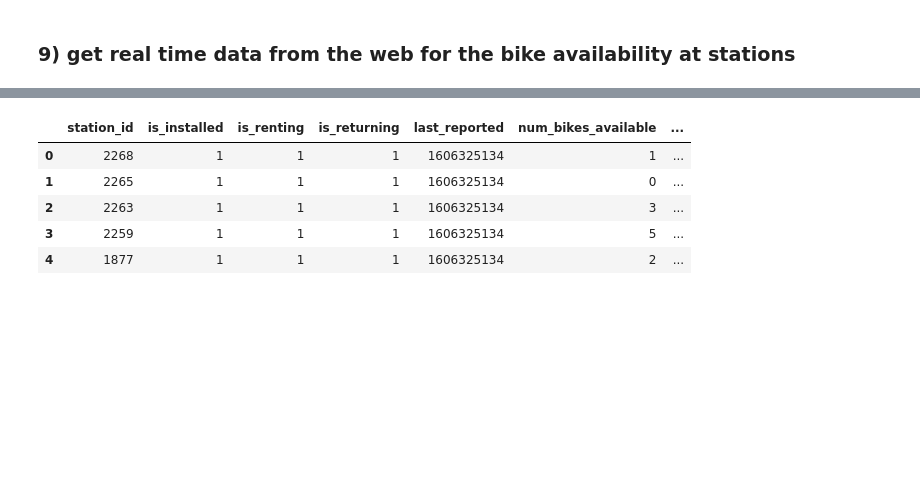
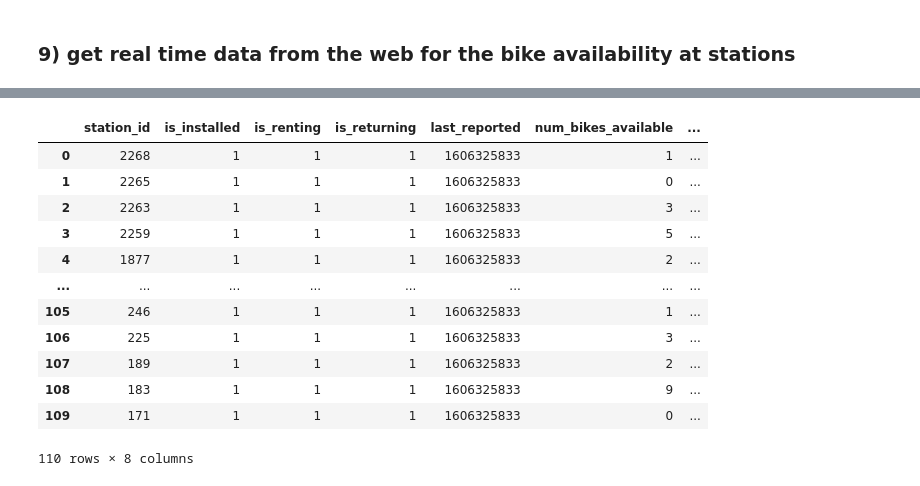
Before and after one commit to NikolasHe/MMCS_Project, a Jupyter notebook: notebook.ipynb, the cells around one changed output, grey strips where cells are left out. Saved outputs shown, nothing was run; the diff lists cells and outputs as text; code cells hidden in the pictures; blank space fills up the shorter version.

```diff
--- a/notebook.ipynb
+++ b/notebook.ipynb
@@ -407,9 +407,9 @@ from sklearn.cluster import KMeans
 import numpy as np
 
 #Load Data
-data = (df_close[['latitude','longitude']])
+data_ = (df_close[['latitude','longitude']])
 # 40 stations shall be somehow summarised/grouped together
-data
+data_.head()
 # %% [output]
 |  | latitude | longitude |
 | 0 | 55.927985 | -3.209750 |
@@ -435,7 +424,7 @@ data
 SSE = []
 for cluster in range(1,20):
     kmeans = KMeans(n_clusters = cluster, init='k-means++')
-    kmeans.fit(data)
+    kmeans.fit(data_)
     SSE.append(kmeans.inertia_)
 
 # converting the results into a dataframe and plotting them
@@ -457,9 +446,9 @@ import matplotlib.pyplot as plt
 kmeans = KMeans(n_clusters= 12)
 
 #predict the labels of clusters.
-pred = kmeans.fit_predict(data)
+pred = kmeans.fit_predict(data_)
 plt.figure(figsize=(8,8))
-plt.scatter(data.latitude, data.longitude, c=pred, s=120, cmap='viridis')
+plt.scatter(data_.latitude, data_.longitude, c=pred, s=120, cmap='viridis')
 centers = kmeans.cluster_centers_
 plt.scatter(centers[:, 0], centers[:, 1], c='red', s=50, alpha=0.7)
 
@@ -946,22 +935,27 @@ bike_availability.head()
 # %%
 name_id = pd.DataFrame(columns= ['station_id','station_name'])
 for id_ in list(map(int, bike_availability.station_id.values)):
     if id_ == 1030:
         continue
     #print(october_data[october_data['start_station_id'] == id_].start_station_name.values[0])
     name = october_data[october_data['start_station_id'] == id_].iloc[0,4]
     new_row = {'station_id': int(id_), 'station_name': name}
     name_id = name_id.append(new_row, ignore_index=True)
 
 # add column with station names to the dataframe
 bike_availability['station_id'] = bike_availability['station_id'].astype(int)
 bike_availability = pd.merge(bike_availability, name_id, on= 'station_id', how='left')
-
-bike_availability.head()
 # %% [output]
 |  | station_id | is_installed | is_renting | is_returning | last_reported | num_bikes_available | ... |
-| 0 | 2268 | 1 | 1 | 1 | 1606325134 | 1 | ... |
-| 1 | 2265 | 1 | 1 | 1 | 1606325134 | 0 | ... |
-| 2 | 2263 | 1 | 1 | 1 | 1606325134 | 3 | ... |
-| 3 | 2259 | 1 | 1 | 1 | 1606325134 | 5 | ... |
-| 4 | 1877 | 1 | 1 | 1 | 1606325134 | 2 | ... |
+| 0 | 2268 | 1 | 1 | 1 | 1606325833 | 1 | ... |
+| 1 | 2265 | 1 | 1 | 1 | 1606325833 | 0 | ... |
+| 2 | 2263 | 1 | 1 | 1 | 1606325833 | 3 | ... |
+| 3 | 2259 | 1 | 1 | 1 | 1606325833 | 5 | ... |
+| 4 | 1877 | 1 | 1 | 1 | 1606325833 | 2 | ... |
+| ... | ... | ... | ... | ... | ... | ... | ... |
+| 105 | 246 | 1 | 1 | 1 | 1606325833 | 1 | ... |
+| 106 | 225 | 1 | 1 | 1 | 1606325833 | 3 | ... |
+| 107 | 189 | 1 | 1 | 1 | 1606325833 | 2 | ... |
+| 108 | 183 | 1 | 1 | 1 | 1606325833 | 9 | ... |
+| 109 | 171 | 1 | 1 | 1 | 1606325833 | 0 | ... |
+110 rows × 8 columns
```
Also changed, not shown: parts of 7 cells of this notebook, 1 other file.
